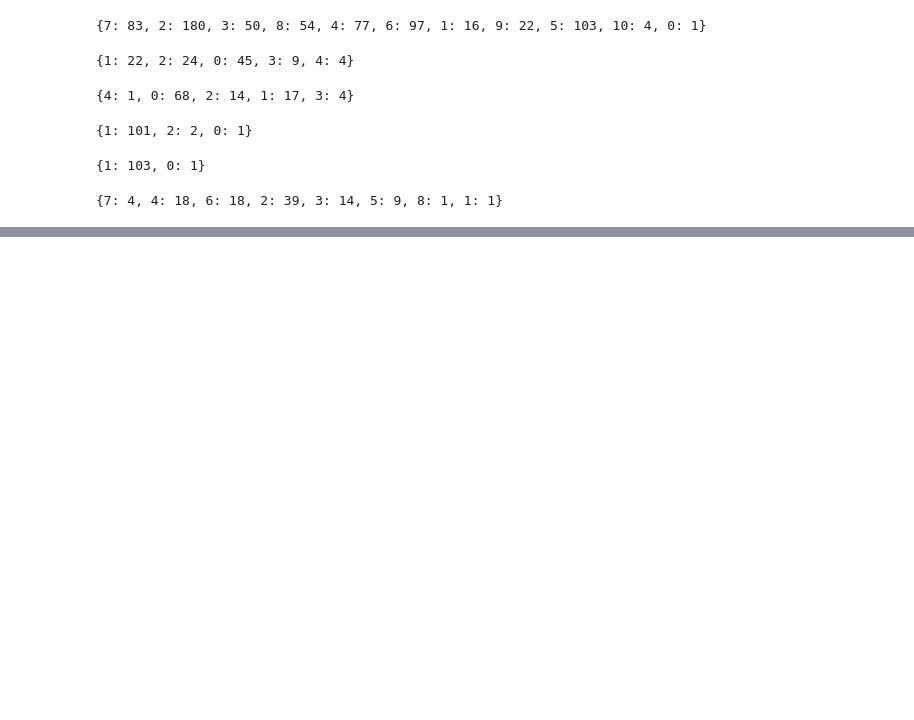
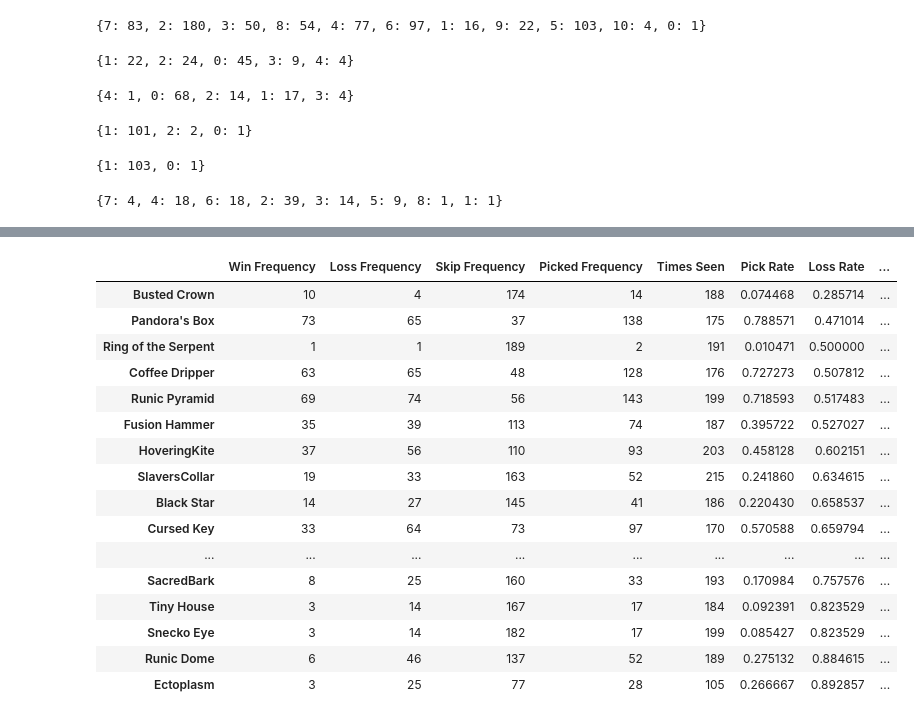
Before and after one commit to yuelongzheng/SlayTheSpire, a Jupyter notebook: Analysis.ipynb, the cells around one changed output, grey strips where cells are left out. Saved outputs shown, nothing was run; the diff lists cells and outputs as text; code cells hidden in the pictures; blank space fills up the shorter version.

```diff
--- a/Analysis.ipynb
+++ b/Analysis.ipynb
@@ -2254,0 +2171,26 @@ watcher_boss_relic_df
+# %%
+def boss_relic_win_rate(df):
+    win = {}
+    loss = {}
+    skipped = {}
+    for row in df.itertuples():
+        for dict in row.boss_relics:
+            for relic in dict['not_picked']:
+                skipped[relic] = skipped.get(relic, 0) + 1
+            if row.floor_reached == 57 and 'picked' in dict:
+                win[dict['picked']] = win.get(dict['picked'], 0) + 1
+            elif row.floor_reached != 57 and 'picked' in dict:
+                loss[dict['picked']] = loss.get(dict['picked'], 0) + 1
+    winning_df = pd.DataFrame.from_dict(win, orient = 'index', columns=['Win Frequency'])
+    losing_df = pd.DataFrame.from_dict(loss, orient = 'index', columns=['Loss Frequency'])
+    skipped_df = pd.DataFrame.from_dict(skipped, orient = 'index', columns=['Skip Frequency'])
+    win_loss_df = pd.merge(winning_df, losing_df, left_index= True, right_index= True, how = 'outer')
+    total_df = pd.merge(win_loss_df, skipped_df, left_index= True, right_index= True, how = 'outer')
+    total_df = total_df.fillna(0)
+    total_df['Picked Frequency'] = total_df['Win Frequency'] + total_df['Loss Frequency']
+    total_df['Times Seen'] = total_df['Picked Frequency']  + total_df['Skip Frequency']
+    total_df['Pick Rate'] = total_df['Picked Frequency'] / total_df['Times Seen']
+    total_df['Loss Rate'] = total_df['Loss Frequency'] / total_df['Picked Frequency']
+    total_df['Win Rate'] = total_df['Win Frequency'] / total_df['Picked Frequency']
+    total_df = total_df.sort_values(by=['Win Rate', 'Loss Rate', 'Pick Rate'], ascending=False)
+    return total_df
@@ -2254,0 +2218,21 @@ watcher_boss_relic_df
+# %%
+silent_boss_relics = boss_relic_win_rate(silent_df)
+silent_boss_relics
+# %% [output]
+|  | Win Frequency | Loss Frequency | Skip Frequency | Picked Frequency | Times Seen | Pick Rate | Loss Rate | ... |
+| Busted Crown | 10 | 4 | 174 | 14 | 188 | 0.074468 | 0.285714 | ... |
+| Pandora's Box | 73 | 65 | 37 | 138 | 175 | 0.788571 | 0.471014 | ... |
+| Ring of the Serpent | 1 | 1 | 189 | 2 | 191 | 0.010471 | 0.500000 | ... |
+| Coffee Dripper | 63 | 65 | 48 | 128 | 176 | 0.727273 | 0.507812 | ... |
+| Runic Pyramid | 69 | 74 | 56 | 143 | 199 | 0.718593 | 0.517483 | ... |
+| Fusion Hammer | 35 | 39 | 113 | 74 | 187 | 0.395722 | 0.527027 | ... |
+| HoveringKite | 37 | 56 | 110 | 93 | 203 | 0.458128 | 0.602151 | ... |
+| SlaversCollar | 19 | 33 | 163 | 52 | 215 | 0.241860 | 0.634615 | ... |
+| Black Star | 14 | 27 | 145 | 41 | 186 | 0.220430 | 0.658537 | ... |
+| Cursed Key | 33 | 64 | 73 | 97 | 170 | 0.570588 | 0.659794 | ... |
+| ... | ... | ... | ... | ... | ... | ... | ... | ... |
+| SacredBark | 8 | 25 | 160 | 33 | 193 | 0.170984 | 0.757576 | ... |
+| Tiny House | 3 | 14 | 167 | 17 | 184 | 0.092391 | 0.823529 | ... |
+| Snecko Eye | 3 | 14 | 182 | 17 | 199 | 0.085427 | 0.823529 | ... |
+| Runic Dome | 6 | 46 | 137 | 52 | 189 | 0.275132 | 0.884615 | ... |
+| Ectoplasm | 3 | 25 | 77 | 28 | 105 | 0.266667 | 0.892857 | ... |
```
Also changed, not shown: parts of 7 cells of this notebook.
